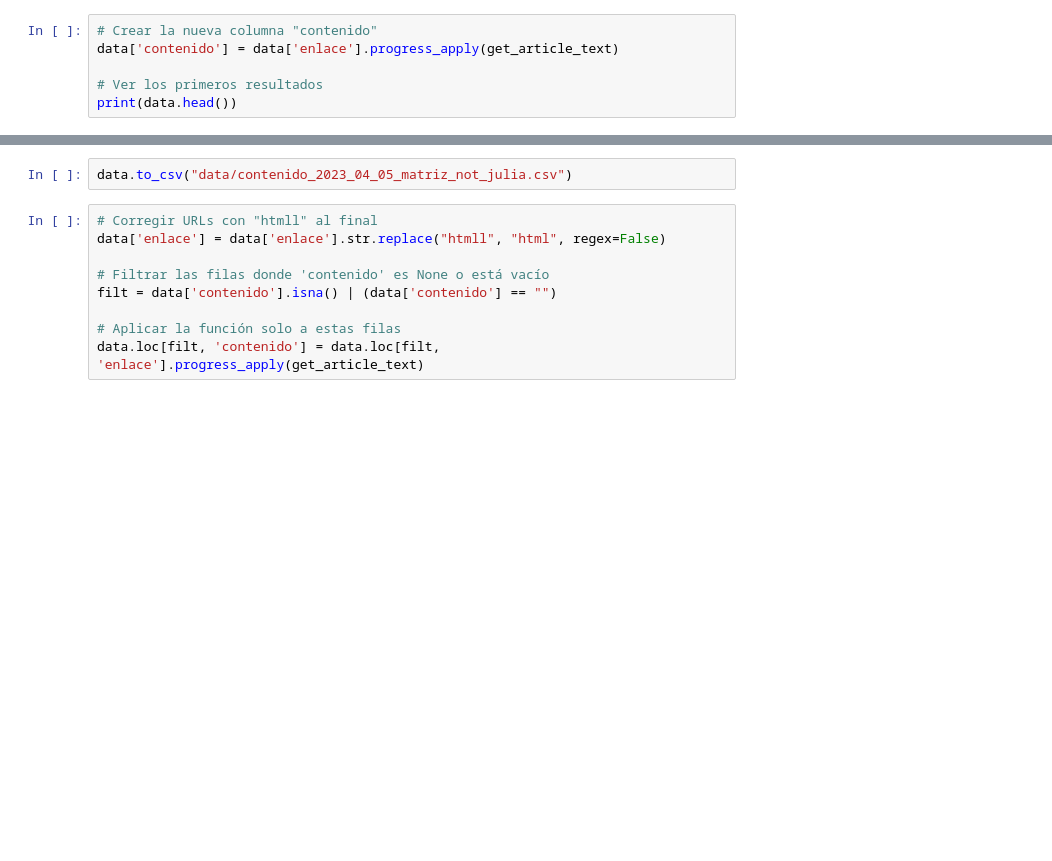
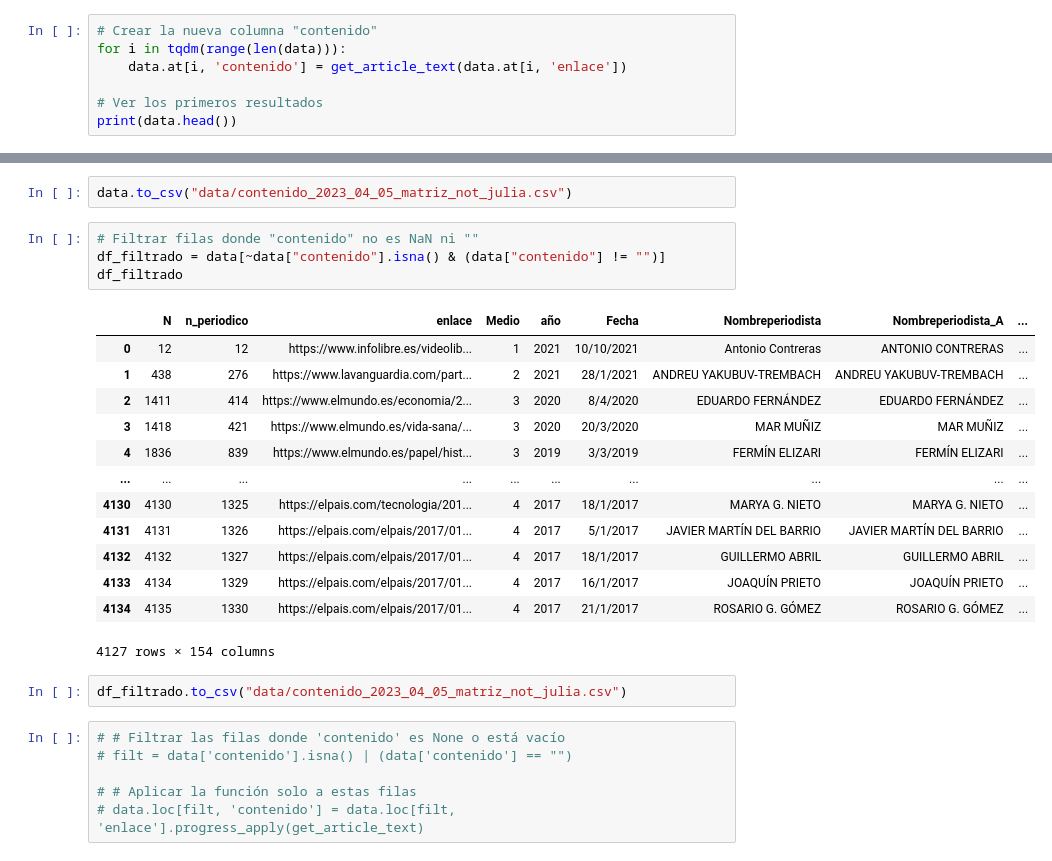
Before and after one commit to jgarcela/iris-uc3m, a Jupyter notebook: data.ipynb, the cells around one changed output, grey strips where cells are left out. Saved outputs shown, nothing was run; the diff lists cells and outputs as text; blank space fills up the shorter version.

Commit message:
Solved problem with data

```diff
--- a/data.ipynb
+++ b/data.ipynb
@@ -20,7 +41,8 @@ def get_article_text(url):
         return None  # Devuelve None si hay un error
 # %%
 # Crear la nueva columna "contenido"
-data['contenido'] = data['enlace'].progress_apply(get_article_text)
+for i in tqdm(range(len(data))):
+    data.at[i, 'contenido'] = get_article_text(data.at[i, 'enlace'])
 
 # Ver los primeros resultados
 print(data.head())
@@ -27,11 +87,28 @@ print(data.head())
 # %%
 data.to_csv("data/contenido_2023_04_05_matriz_not_julia.csv")
+# %%
+# Filtrar filas donde "contenido" no es NaN ni ""
+df_filtrado = data[~data["contenido"].isna() & (data["contenido"] != "")]
+df_filtrado
+# %% [output]
+|  | N | n_periodico | enlace | Medio | año | Fecha | Nombreperiodista | Nombreperiodista_A | ... |
+| 0 | 12 | 12 | https://www.infolibre.es/videolib... | 1 | 2021 | 10/10/2021 | Antonio Contreras | ANTONIO CONTRERAS | ... |
+| 1 | 438 | 276 | https://www.lavanguardia.com/part... | 2 | 2021 | 28/1/2021 | ANDREU YAKUBUV-TREMBACH | ANDREU YAKUBUV-TREMBACH | ... |
+| 2 | 1411 | 414 | https://www.elmundo.es/economia/2... | 3 | 2020 | 8/4/2020 | EDUARDO FERNÁNDEZ | EDUARDO FERNÁNDEZ | ... |
+| 3 | 1418 | 421 | https://www.elmundo.es/vida-sana/... | 3 | 2020 | 20/3/2020 | MAR MUÑIZ | MAR MUÑIZ | ... |
+| 4 | 1836 | 839 | https://www.elmundo.es/papel/hist... | 3 | 2019 | 3/3/2019 | FERMÍN ELIZARI | FERMÍN ELIZARI | ... |
+| ... | ... | ... | ... | ... | ... | ... | ... | ... | ... |
+| 4130 | 4130 | 1325 | https://elpais.com/tecnologia/201... | 4 | 2017 | 18/1/2017 | MARYA G. NIETO | MARYA G. NIETO | ... |
+| 4131 | 4131 | 1326 | https://elpais.com/elpais/2017/01... | 4 | 2017 | 5/1/2017 | JAVIER MARTÍN DEL BARRIO | JAVIER MARTÍN DEL BARRIO | ... |
+| 4132 | 4132 | 1327 | https://elpais.com/elpais/2017/01... | 4 | 2017 | 18/1/2017 | GUILLERMO ABRIL | GUILLERMO ABRIL | ... |
+| 4133 | 4134 | 1329 | https://elpais.com/elpais/2017/01... | 4 | 2017 | 16/1/2017 | JOAQUÍN PRIETO | JOAQUÍN PRIETO | ... |
+| 4134 | 4135 | 1330 | https://elpais.com/elpais/2017/01... | 4 | 2017 | 21/1/2017 | ROSARIO G. GÓMEZ | ROSARIO G. GÓMEZ | ... |
+4127 rows × 154 columns
+# %%
+df_filtrado.to_csv("data/contenido_2023_04_05_matriz_not_julia.csv")
 # %%
-# Corregir URLs con "htmll" al final
-data['enlace'] = data['enlace'].str.replace("htmll", "html", regex=False)
+# # Filtrar las filas donde 'contenido' es None o está vacío
+# filt = data['contenido'].isna() | (data['contenido'] == "")
 
-# Filtrar las filas donde 'contenido' es None o está vacío
-filt = data['contenido'].isna() | (data['contenido'] == "")
-
-# Aplicar la función solo a estas filas
-data.loc[filt, 'contenido'] = data.loc[filt, 'enlace'].progress_apply(get_article_text)
+# # Aplicar la función solo a estas filas
+# data.loc[filt, 'contenido'] = data.loc[filt, 'enlace'].progress_apply(get_article_text)
```
Also changed, not shown: parts of 11 cells of this notebook.
